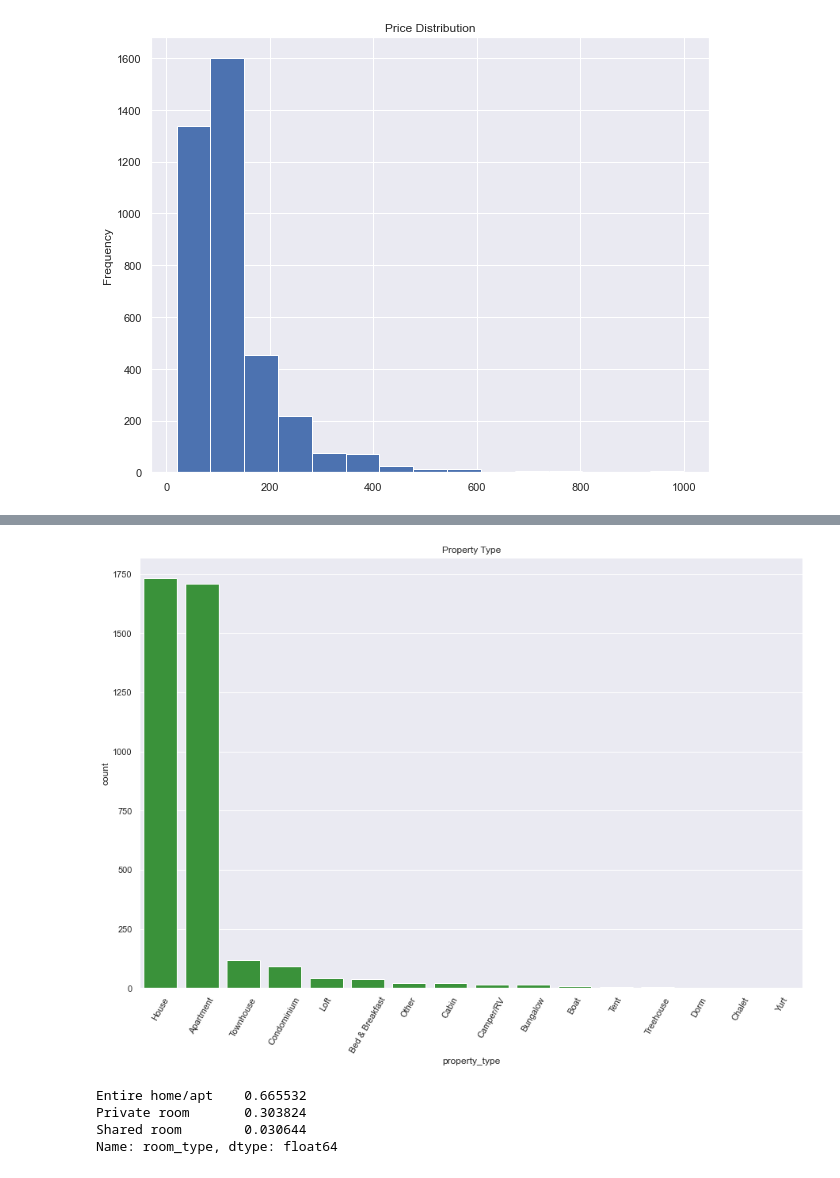
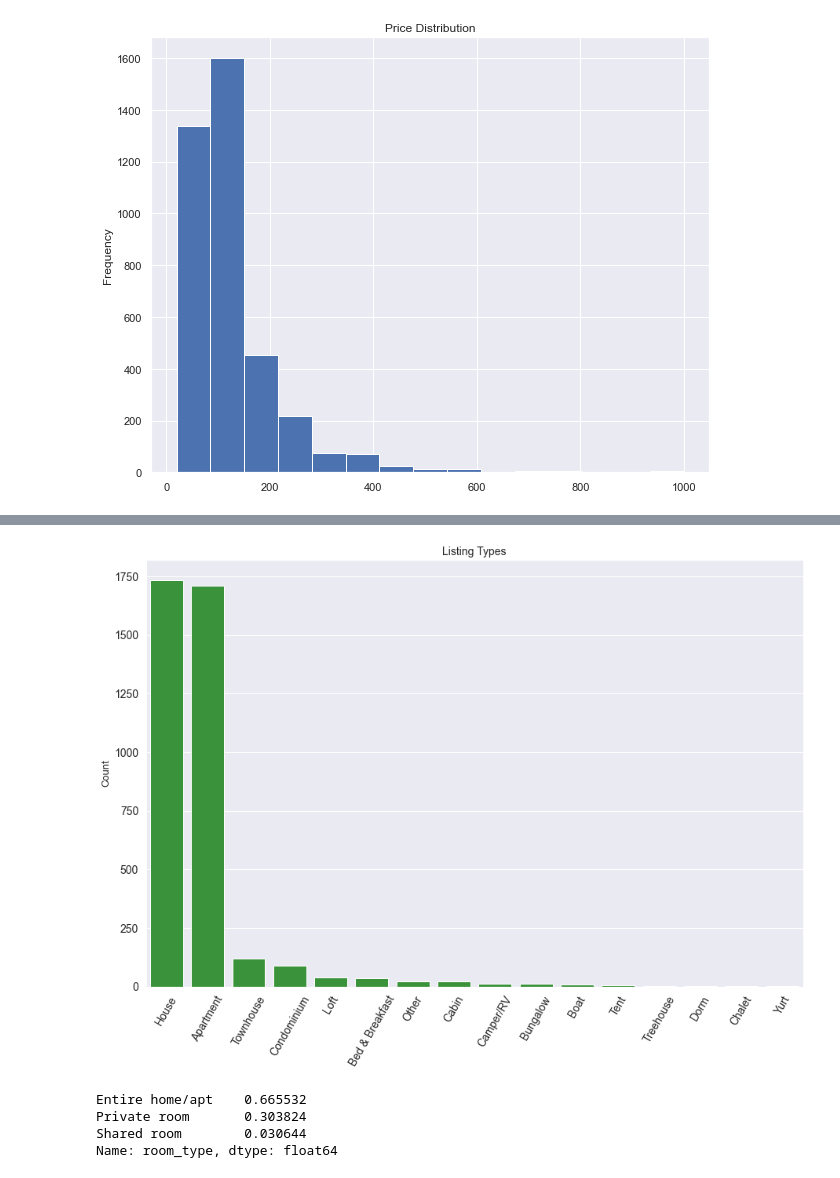
Before and after one commit to bwblock/airbnb-dataset, a Jupyter notebook: data-visualization.ipynb, the cells around one changed output, grey strips where cells are left out. Saved outputs shown, nothing was run; the diff lists cells and outputs as text; code cells hidden in the pictures.

```diff
--- a/data-visualization.ipynb
+++ b/data-visualization.ipynb
@@ -151,12 +151,16 @@ Yurt               0.000262
 Name: property_type, dtype: float64
 # %%
 plt.figure(figsize = (15,10))
-sns.countplot(x='property_type', data=df1, color='tab:green', order=df1.property_type.value_counts().index)
+x = sns.countplot(x='property_type', data=df1, color='tab:green', order=df1.property_type.value_counts().index)
+x.axes.set_title("Listing Types",fontsize=14)
 plt.xticks(rotation=60)
-plt.title("Property Type")
+x.set_ylabel("Count",fontsize=13)
+x.set_xlabel("",fontsize=13)
+x.tick_params(labelsize=14)
+#plt.title("Property Type")
 plt.show()
 # %% [output]
-[figure, old version]
+[figure, new version]
 # %%
 #((df1['property_type'].value_counts())/df1.shape[0]).plot(kind='bar',figsize=(10,7))
 # %%
```
Also changed, not shown: parts of 3 cells of this notebook.
